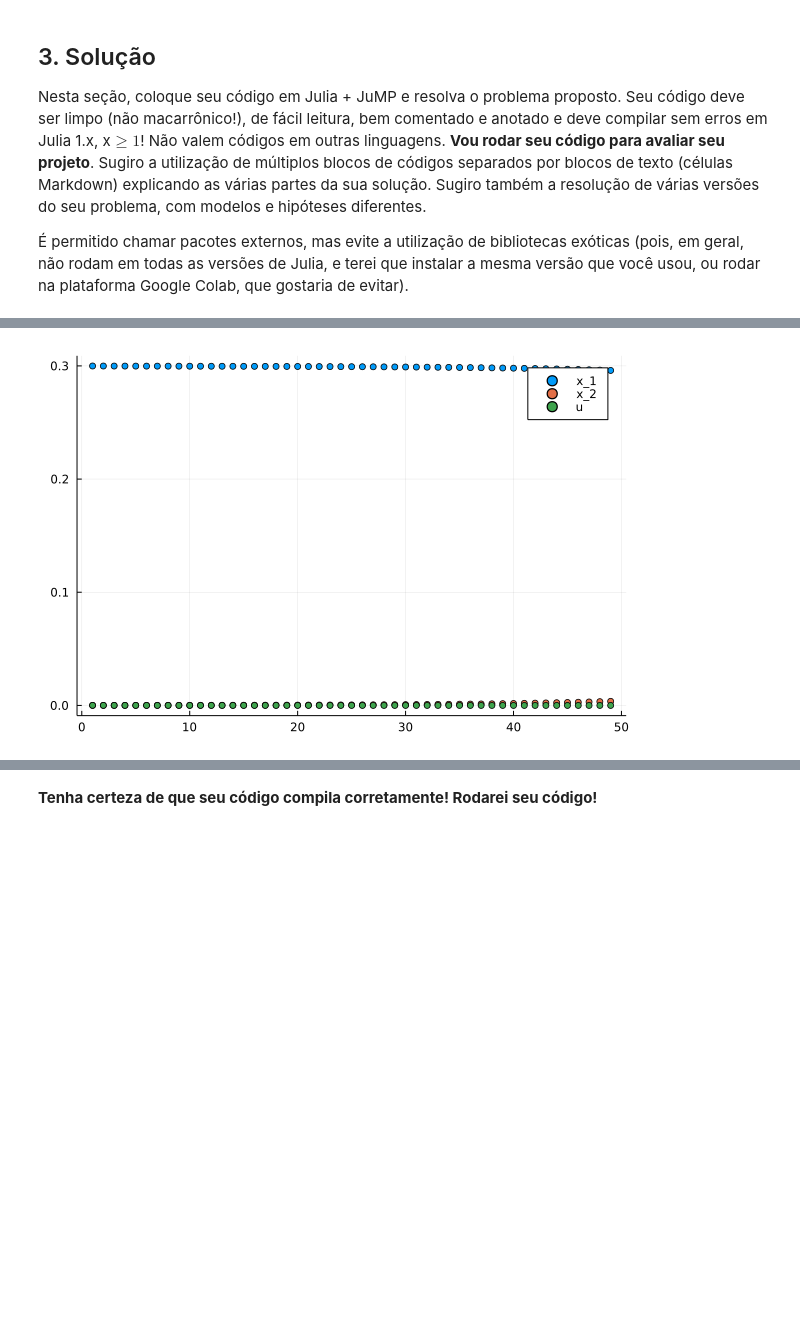
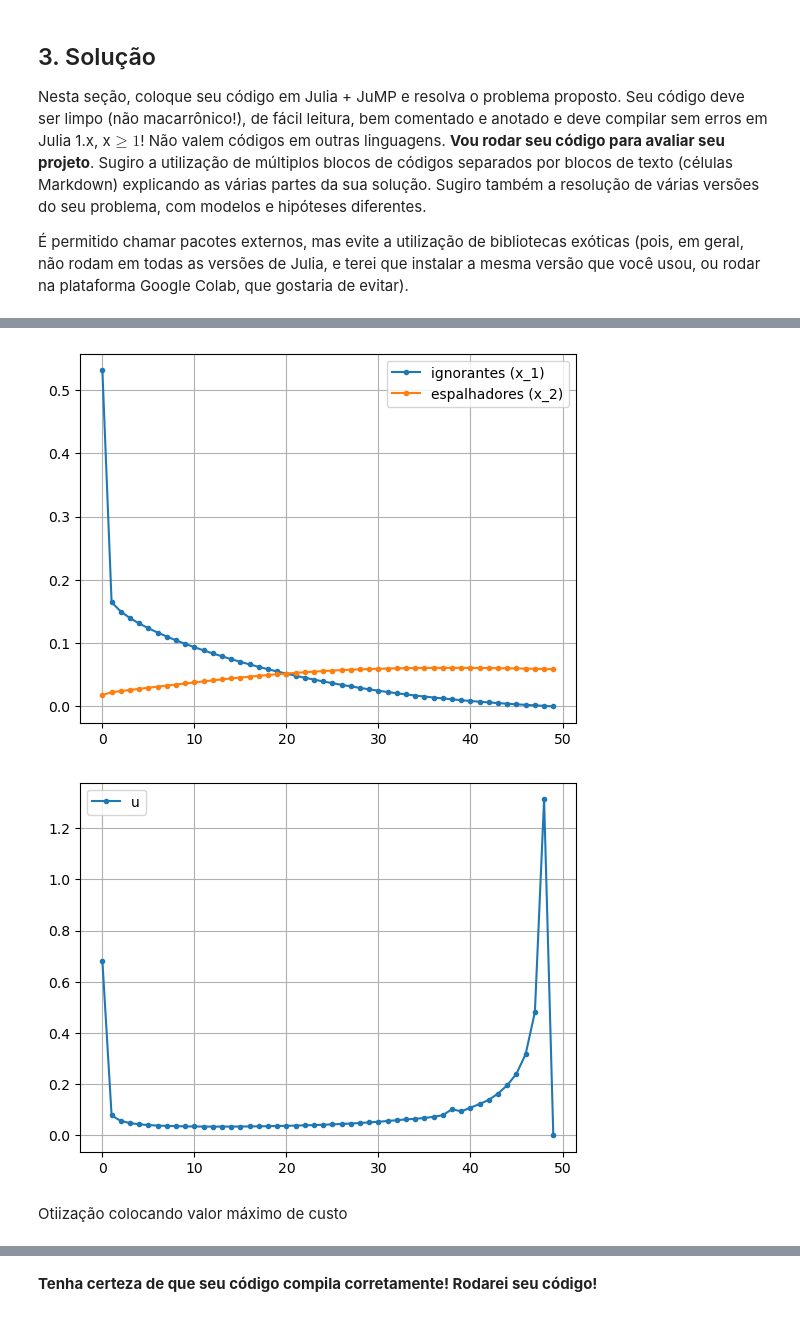
Before and after one commit to Neyrgsb/Otimizacao, a Jupyter notebook: modelo_relatorio_projeto_2022.ipynb, the cells around one changed output, grey strips where cells are left out. Saved outputs shown, nothing was run; the diff lists cells and outputs as text; code cells hidden in the pictures; blank space fills up the shorter version.

```diff
--- a/modelo_relatorio_projeto_2022.ipynb
+++ b/modelo_relatorio_projeto_2022.ipynb
@@ -178,8 +180,15 @@ LoadError: syntax: invalid identifier name "."
-# %%
-x1 = [0.2999141736135285, 0.2998839727431777, 0.29986151248453874, 0.2998418076735542, 0.29982339833334265, 0.299805604425222, 0.2997880263910539, 0.2997703911743022, 0.29975249034119666, 0.2997341506804318, 0.2997152184521721, 0.29969555011053134, 0.29967500637721856, 0.2996534481653639, 0.2996307335729092, 0.29960671551252605, 0.2995812397242455, 0.2995541430145712, 0.2995252516214437, 0.29949437963732345, 0.2994613274427477, 0.2994258801153148, 0.29938780578711305, 0.2993468539288705, 0.29930275354257435, 0.29925521124663734, 0.29920390923927287, 0.2991485031268442, 0.29908861960477356, 0.2990238539792408, 0.29895376751850194, 0.298877884623264, 0.2987956898062656, 0.2987066244720843, 0.29861008348929396, 0.29850541154850735, 0.2983918993016256, 0.2982687792798699, 0.29813522159098316, 0.2979903293994539, 0.2978331341978511, 0.29766259088248515, 0.29747757265274904, 0.2972768657607928, 0.29705916414677297, 0.29682306400494995, 0.2965670583375035, 0.29628953156624627, 0.29598875428761495]
-x2 = [6.113269608696904e-5, 6.662932760615503e-5, 7.261920855776308e-5, 7.914664695937631e-5, 8.625982517320731e-5, 9.401119895494946e-5, 0.00010245788658209672, 0.00011166208376250423, 0.00012169151190986228, 0.0001326199039254066, 0.00014452753100179425, 0.00015750177392545407, 0.00017163774248111835, 0.0001870389467495071, 0.00020381802430133433, 0.00022209752751344104, 0.00024201077545781536, 0.0002637027750352297, 0.00028733121623595253, 0.00031306754660348203, 0.000341098130145241, 0.0003716254960667799, 0.0004048696827913605, 0.000441069682750577, 0.0004804849933768303, 0.0005233972795747086, 0.000570112152671565, 0.0006209610704194526, 0.0006763033620077935, 0.0007365283812098916, 0.000802057789681567, 0.0008733479710048058, 0.0009508925742637504, 0.0010352251836867176, 0.0011269221081095103, 0.0012266052806261675, 0.0013349452546981698, 0.001452664278087568, 0.001580539420150659, 0.001719405721156882, 0.00187015932425806, 0.002033760541400432, 0.002211236793724622, 0.002403685354726288, 0.0026122758105627587, 0.0028382521363311047, 0.003082934269901836, 0.003347719046028328, 0.0036340803331151006]
-u = [8.235856243801336e-5, 5.490769123726006e-5, 4.3927269138871266e-5, 3.765284174132455e-5, 3.347000924295158e-5, 3.0428072873471062e-5, 2.808824760068019e-5, 2.621651487263651e-5, 2.4675218959809865e-5, 2.337742152082497e-5, 2.2265165661088584e-5, 2.129813564020448e-5, 2.0447306345019318e-5, 1.9691180030698992e-5, 1.9013450530655577e-5, 1.840149632873608e-5, 1.7845375979058626e-5, 1.733713929322426e-5, 1.687034335556815e-5, 1.6439705096700786e-5, 1.6040847133074943e-5, 1.5670108683091394e-5, 1.532440276762798e-5, 1.5001106901266968e-5, 1.4697978397868962e-5, 1.4413088025754645e-5, 1.414476752168613e-5, 1.3891567698426659e-5, 1.3652224740623129e-5, 1.342563289576755e-5, 1.3210822208169556e-5, 1.3006940265605177e-5, 1.281323716532281e-5, 1.2629053082191417e-5, 1.2453807953463923e-5, 1.228699289345348e-5, 1.212816302555675e-5, 1.1976931474343887e-5, 1.1832964301097836e-5, 1.1695976195396522e-5, 1.1565726755621422e-5, 1.1442017204941514e-5, 1.13246873988177e-5, 1.121361298828137e-5, 1.11087026133039e-5, 1.1009895013358632e-5, 1.0917155935396359e-5, 1.0830474431505083e-5, 1.0749855920198038e-5]
-
-plot(1:49, hcat(x1, x2, u), seriestype=:scatter, label=["x_1" "x_2" "u"])
-# %% [output]
-[figure, removed]
+# %%
+using PyPlot
+PyPlot.svg(true)
+PyPlot.plot([x_1opt x_2opt],".-")
+PyPlot.legend(["ignorantes (x_1)", "espalhadores (x_2)"], loc="best")
+PyPlot.grid()
+PyPlot.figure()
+PyPlot.plot(uopt,".-")
+PyPlot.legend("u",loc="best")
+PyPlot.grid()
+# %% [output]
+[figure, added]
+[figure, added]
+# %% [markdown]
+Otiização colocando valor máximo de custo
```
Also changed, not shown: parts of 9 cells of this notebook.
